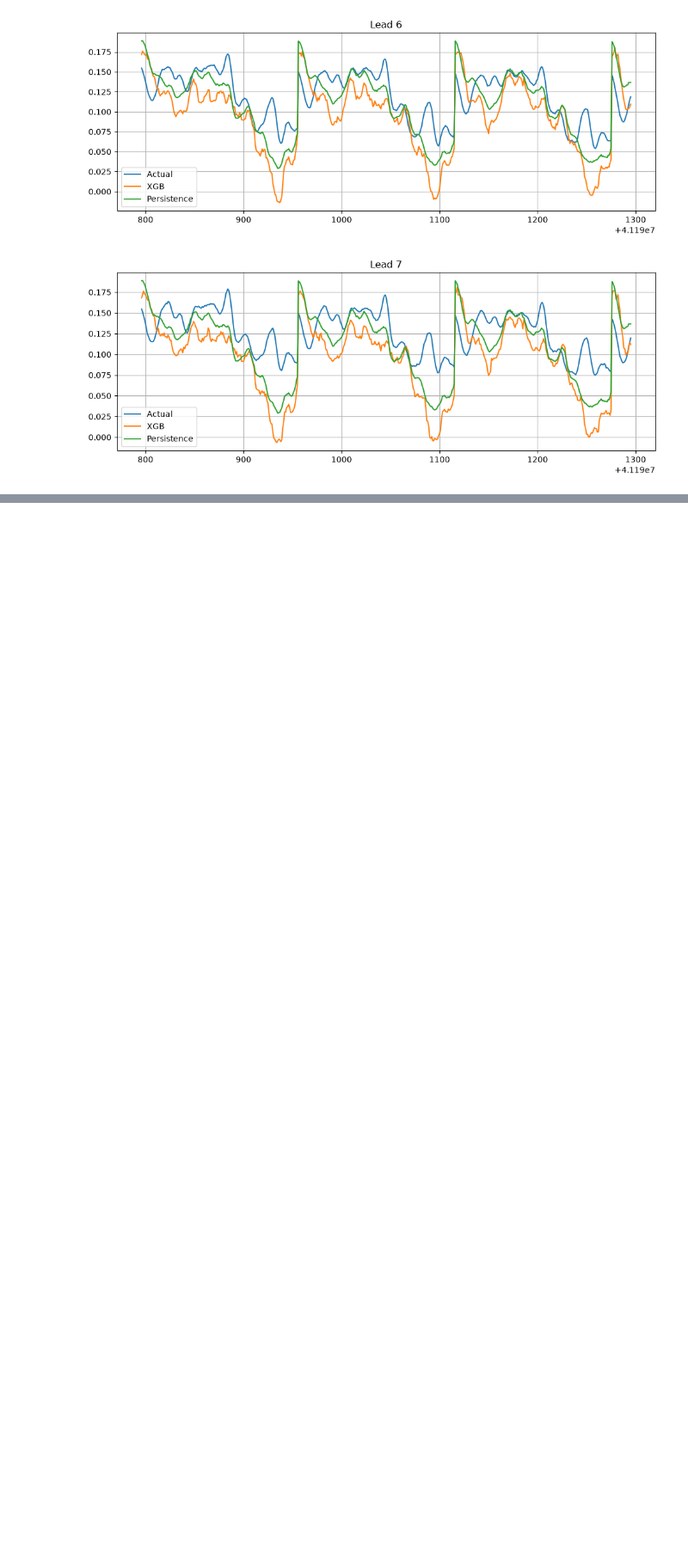
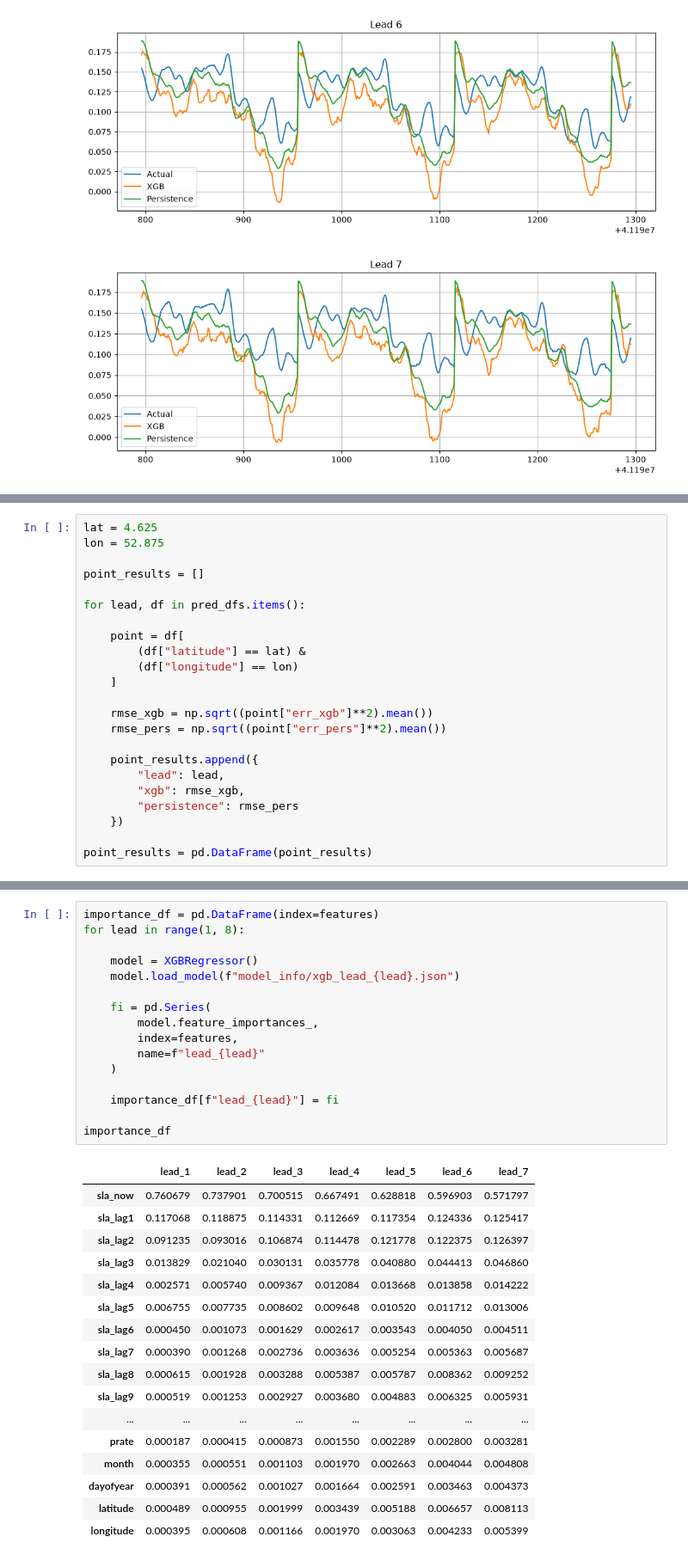
Before and after one commit to chxran25/SLA_Forecast_XGB, a Jupyter notebook: observations.ipynb, the cells around one changed output, grey strips where cells are left out. Shown at 86% size. Cells and saved outputs as stored; diff of their text form; blank space fills up the shorter version.

```diff
--- a/observations.ipynb
+++ b/observations.ipynb
@@ -132,0 +237,23 @@ l1.improvement.plot(vmin=-0.01,vmax=0.01)
+# %%
+lat = 4.625
+lon = 52.875
+
+point_results = []
+
+for lead, df in pred_dfs.items():
+
+    point = df[
+        (df["latitude"] == lat) &
+        (df["longitude"] == lon)
+    ]
+
+    rmse_xgb = np.sqrt((point["err_xgb"]**2).mean())
+    rmse_pers = np.sqrt((point["err_pers"]**2).mean())
+
+    point_results.append({
+        "lead": lead,
+        "xgb": rmse_xgb,
+        "persistence": rmse_pers
+    })
+
+point_results = pd.DataFrame(point_results)
@@ -132,0 +314,34 @@ l1.improvement.plot(vmin=-0.01,vmax=0.01)
+# %%
+importance_df = pd.DataFrame(index=features)
+for lead in range(1, 8):
+
+    model = XGBRegressor()
+    model.load_model(f"model_info/xgb_lead_{lead}.json")
+
+    fi = pd.Series(
+        model.feature_importances_,
+        index=features,
+        name=f"lead_{lead}"
+    )
+
+    importance_df[f"lead_{lead}"] = fi
+
+importance_df
+# %% [output]
+|  | lead_1 | lead_2 | lead_3 | lead_4 | lead_5 | lead_6 | lead_7 |
+| sla_now | 0.760679 | 0.737901 | 0.700515 | 0.667491 | 0.628818 | 0.596903 | 0.571797 |
+| sla_lag1 | 0.117068 | 0.118875 | 0.114331 | 0.112669 | 0.117354 | 0.124336 | 0.125417 |
+| sla_lag2 | 0.091235 | 0.093016 | 0.106874 | 0.114478 | 0.121778 | 0.122375 | 0.126397 |
+| sla_lag3 | 0.013829 | 0.021040 | 0.030131 | 0.035778 | 0.040880 | 0.044413 | 0.046860 |
+| sla_lag4 | 0.002571 | 0.005740 | 0.009367 | 0.012084 | 0.013668 | 0.013858 | 0.014222 |
+| sla_lag5 | 0.006755 | 0.007735 | 0.008602 | 0.009648 | 0.010520 | 0.011712 | 0.013006 |
+| sla_lag6 | 0.000450 | 0.001073 | 0.001629 | 0.002617 | 0.003543 | 0.004050 | 0.004511 |
+| sla_lag7 | 0.000390 | 0.001268 | 0.002736 | 0.003636 | 0.005254 | 0.005363 | 0.005687 |
+| sla_lag8 | 0.000615 | 0.001928 | 0.003288 | 0.005387 | 0.005787 | 0.008362 | 0.009252 |
+| sla_lag9 | 0.000519 | 0.001253 | 0.002927 | 0.003680 | 0.004883 | 0.006325 | 0.005931 |
+| ... | ... | ... | ... | ... | ... | ... | ... |
+| prate | 0.000187 | 0.000415 | 0.000873 | 0.001550 | 0.002289 | 0.002800 | 0.003281 |
+| month | 0.000355 | 0.000551 | 0.001103 | 0.001970 | 0.002663 | 0.004044 | 0.004808 |
+| dayofyear | 0.000391 | 0.000562 | 0.001027 | 0.001664 | 0.002591 | 0.003463 | 0.004373 |
+| latitude | 0.000489 | 0.000955 | 0.001999 | 0.003439 | 0.005188 | 0.006657 | 0.008113 |
+| longitude | 0.000395 | 0.000608 | 0.001166 | 0.001970 | 0.003063 | 0.004233 | 0.005399 |
```
Also changed, not shown: parts of 16 cells of this notebook, 1 other file.
